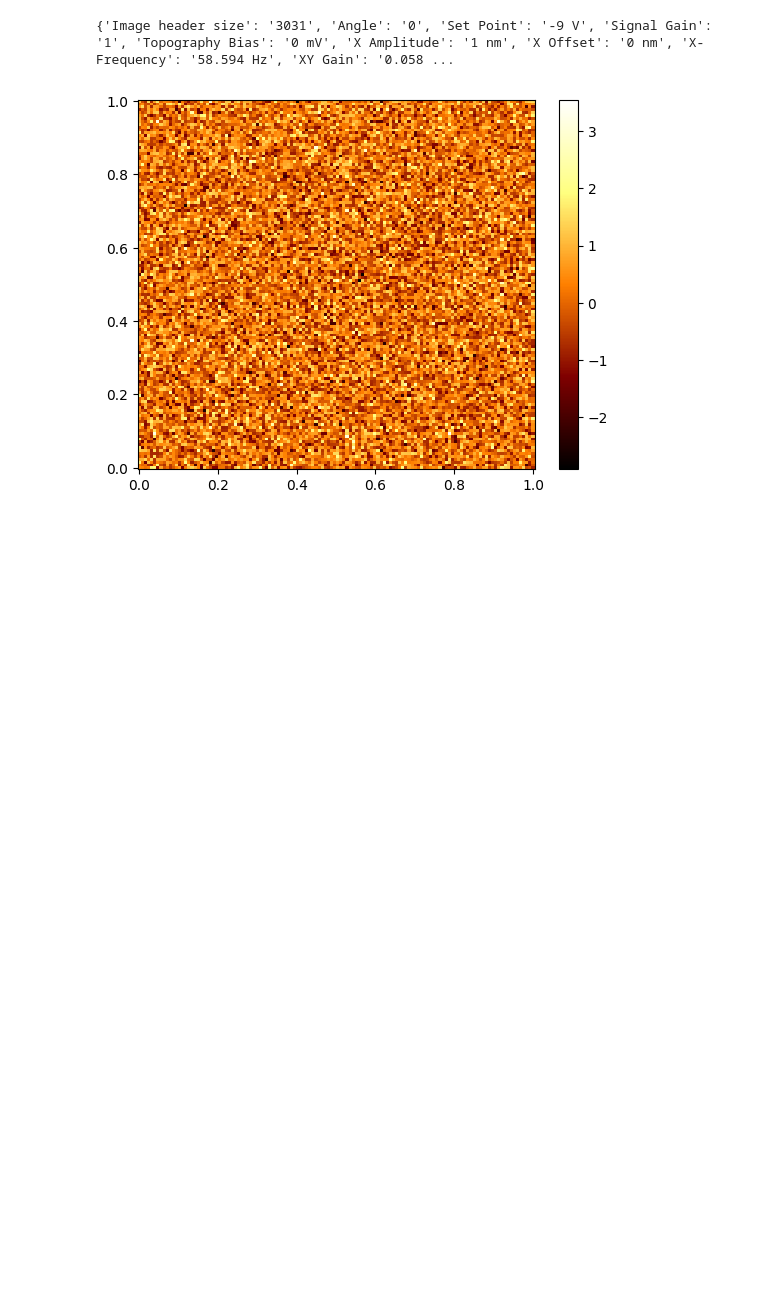
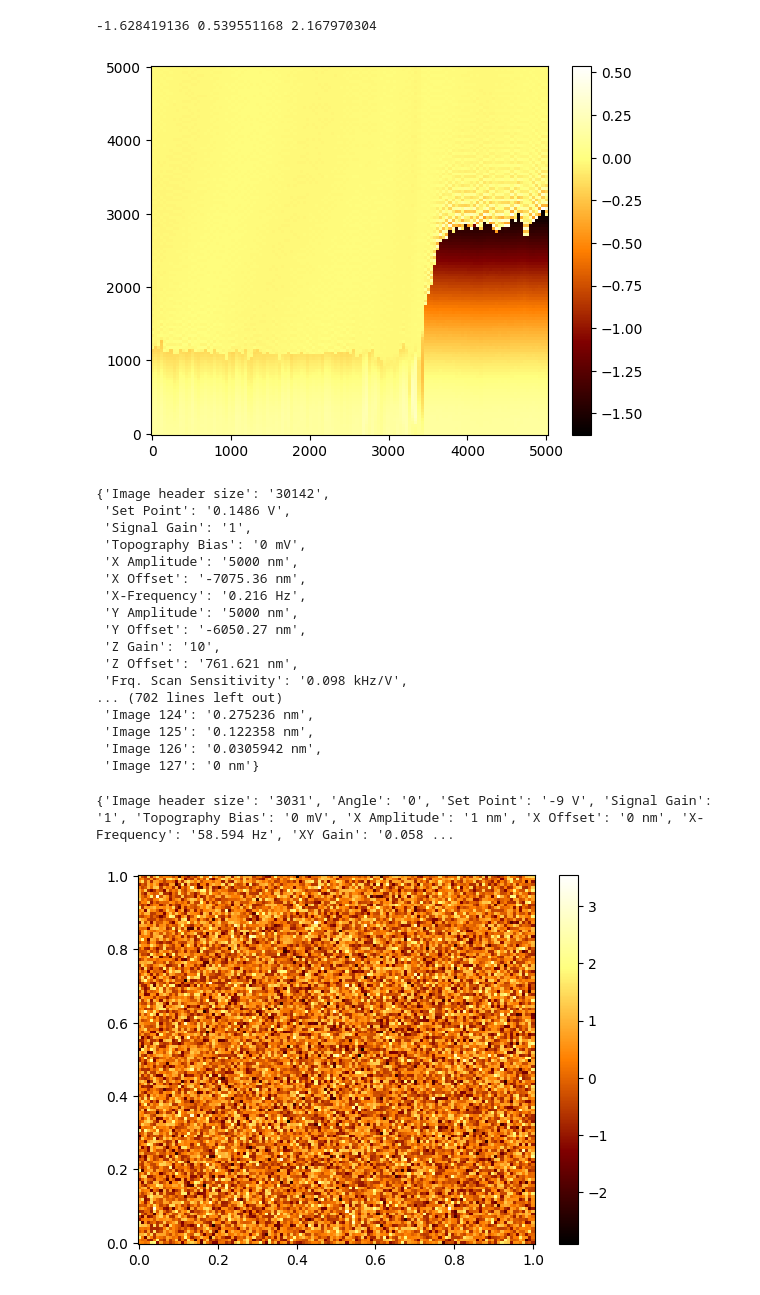
Before and after one commit to PranavSudersan/AFM-Dashboard, a Jupyter notebook: Calibrator.ipynb, the cells around one changed output. Cells and saved outputs as stored; diff of their text form; code cells hidden in the pictures; blank space fills up the shorter version.

Commit message:
WSxM force volume data reading: preliminary routine done. the data is represented as a 1d array, which must be reshaped into 3D and sliced for plotting or analysis

```diff
--- a/Calibrator.ipynb
+++ b/Calibrator.ipynb
@@ -151,3 +178,55 @@ plt.show()
+# %%
+#filepath = 'data/20240202_laser_off_128pts_58lps_0002.f.dy.ch15'
+#filepath = 'data/interdigThiols_tipSi3nN_b_0026.f.dy.top'
+filepath = 'data/interdigThiols_tipSi3nN_b_0026.fb.ch1.gsi' #ff,fb,bb,bf:1st letter=x dir,2nd letter=z dir
+#filepath = 'data/interdigThiols_tipSi3nN_b_0023_Excitation frequency.f.curves'
+
+# file = open(f'{filepath}','rb')
+# header_dict, pos = wsxm_readheader(file)
+data_dict = wsxm_readgsi(filepath)
+im_data = data_dict['data']
+
+# data_dict = wsxm_readchan(filepath)
+# im_data = data_dict['data']
+
+# test_data = wsxm_readcurves(filepath)
+#plot AFM Z image
+# im_data = test_data['Channel']['data']
+xx = im_data['X'].reshape(128,128)
+yy = im_data['Y'].reshape(128,128)
+zz = im_data['Z'].reshape(128,128,128)[:,:,10]#1st index:xy sections, 2nd index:xz sections, 3rd index: yz sections
+#TODO: change and check how forward backward in z (or x) can be consistently plotted
+print(zz.min(),zz.max(), zz.max()-zz.min())
+plt.pcolormesh(xx,yy,zz, cmap='afmhot')
+plt.colorbar()
+# acq_pt = test_data['Curves'][3]['header']['Acquisition point'].strip('()').split(',')
+# plt.scatter(float(acq_pt[0]), float(acq_pt[1]),color = 'green')
+plt.show()
+header_dict
+# #plot Curves
+# test_df = pd.DataFrame.from_dict(test_data['Curves'][3]['data'])
+# sns.lineplot(data=test_df, x="Z", y="Excitation frequency", hue="Segment")
+# plt.show()
+# %% [output]
+-1.628419136 0.539551168 2.167970304
+[figure, added]
+{'Image header size': '30142',
+ 'Set Point': '0.1486 V',
+ 'Signal Gain': '1',
+ 'Topography Bias': '0 mV',
+ 'X Amplitude': '5000 nm',
+ 'X Offset': '-7075.36 nm',
+ 'X-Frequency': '0.216 Hz',
+ 'Y Amplitude': '5000 nm',
+ 'Y Offset': '-6050.27 nm',
+ 'Z Gain': '10',
+ 'Z Offset': '761.621 nm',
+ 'Frq. Scan Sensitivity': '0.098 kHz/V',
+... (702 lines left out)
+ 'Image 124': '0.275236 nm',
+ 'Image 125': '0.122358 nm',
+ 'Image 126': '0.0305942 nm',
+ 'Image 127': '0 nm'}
 # %%
 def get_psd(filepath):
     im_data, head_data = read_wsxm_chan(filepath)
```
Also changed, not shown: parts of 1 cell of this notebook.
